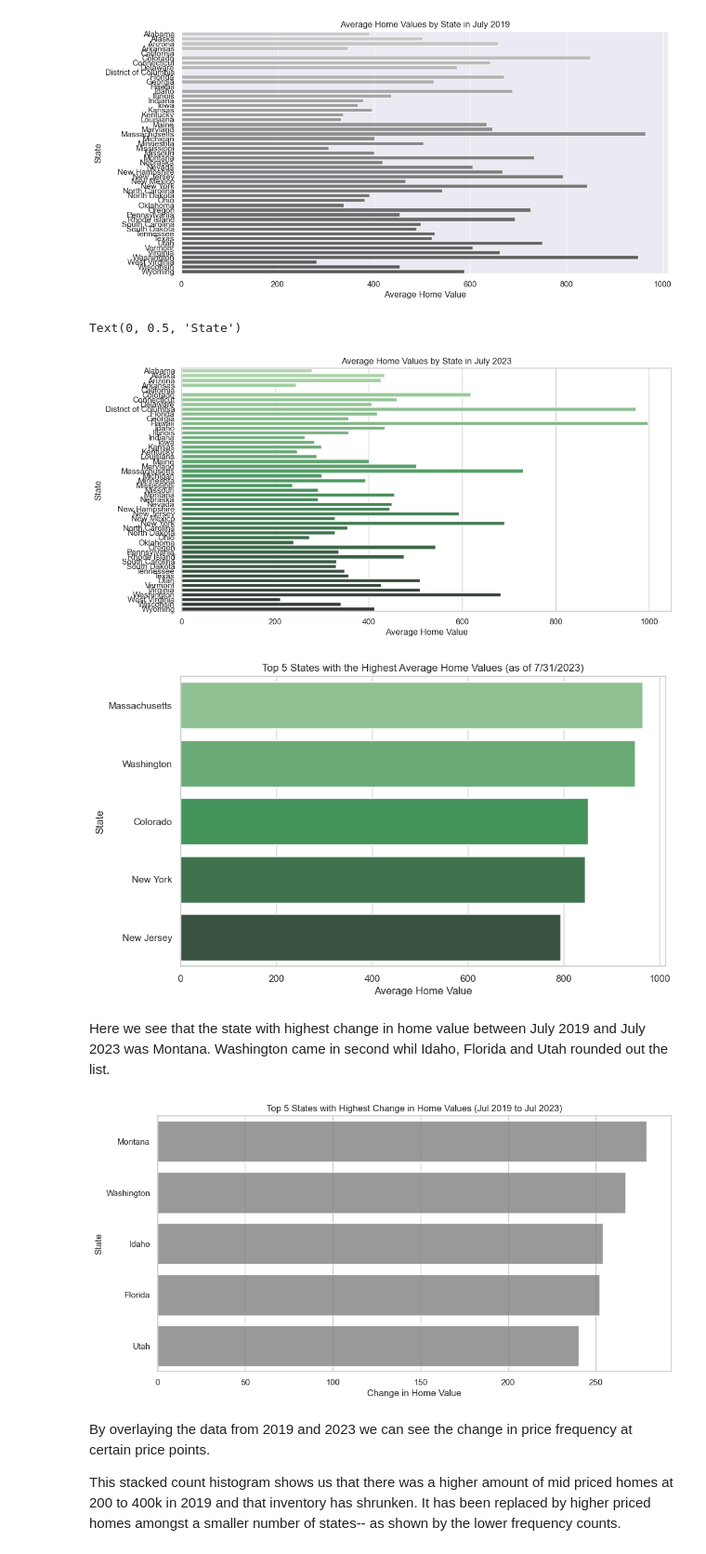
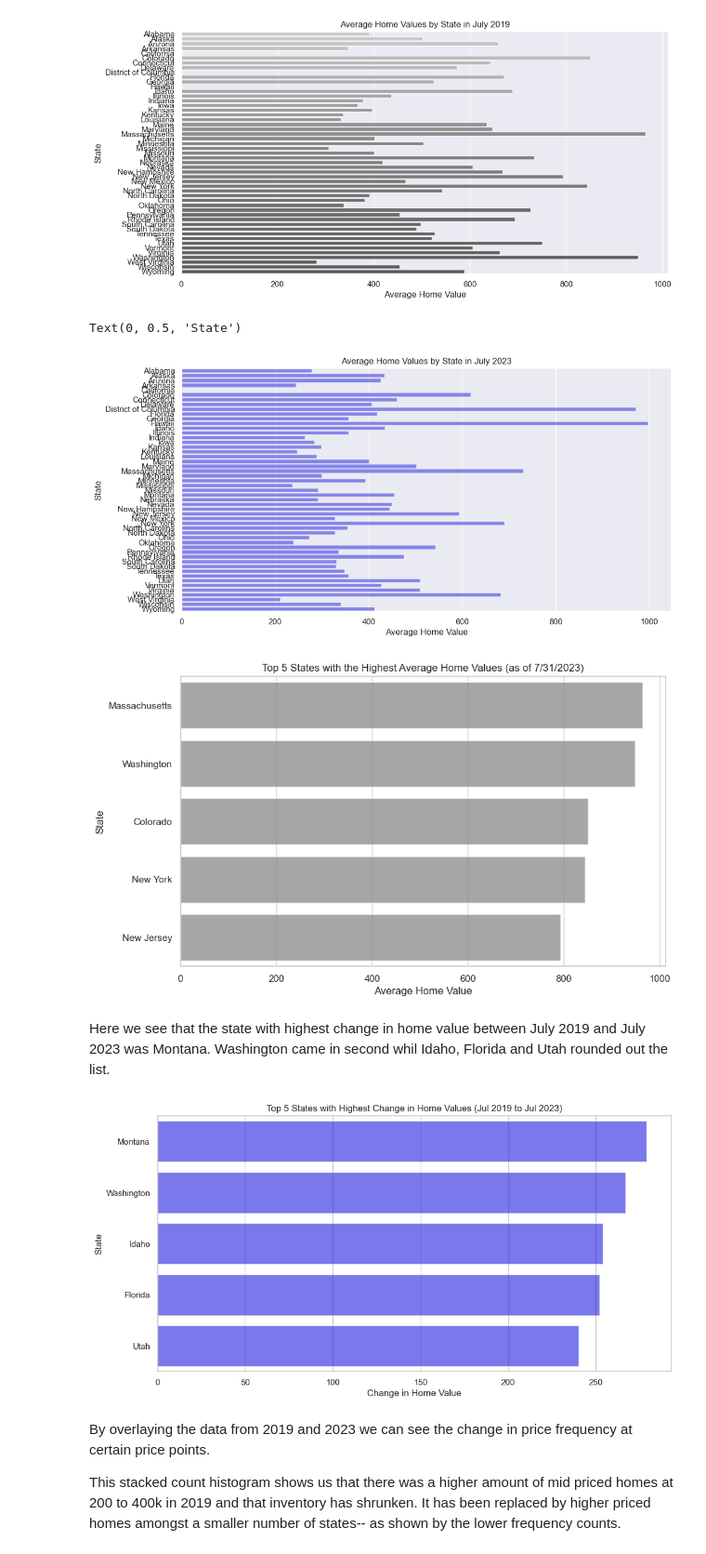
Before and after one commit to guzmanwolfrank/Data, a Jupyter notebook: SQL Zillow/ZillowProject.ipynb, the cells around one changed output. Shown at 93% size. Saved outputs shown, nothing was run; the diff lists cells and outputs as text; code cells hidden in the pictures.

```diff
--- a/SQL Zillow/ZillowProject.ipynb
+++ b/SQL Zillow/ZillowProject.ipynb
@@ -164,43 +168,43 @@ Text(0, 0.5, 'State')
 
 # Chart 2: Average home values by state in September 2021
 plt.figure(figsize=(12, 6))
-sns.barplot(data=query_results[0], x='AvgHomeValue', y='State',palette="Greens_d",color="grey")
+sns.barplot(data=query_results[0], x='AvgHomeValue', y='State',color="blue", alpha=0.5)
 plt.title('Average Home Values by State in July 2023')
 plt.xlabel('Average Home Value')
 plt.ylabel('State')
 # %% [output]
 Text(0, 0.5, 'State')
-[figure, old version]
+[figure, new version]
 # %%
 # Chart 3:  Top 5 States with Highest Average Top Tier Home Values
 df = pd.read_sql_query(query3, con)
 # Create a Seaborn bar plot
 plt.figure(figsize=(10, 6))
 sns.set(style="whitegrid")
-sns.barplot(data=df, x='AvgHomeValue', y='State', palette="Greens_d")
+sns.barplot(data=df, x='AvgHomeValue', y='State', color="grey", alpha=0.7)
 plt.title('Top 5 States with the Highest Average Home Values (as of 7/31/2023)')
 plt.xlabel('Average Home Value')
 plt.ylabel('State')
 plt.show()
 # %% [output]
-[figure, old version]
+[figure, new version]
 # %% [markdown]
 Here we see that the state with highest change in home value between July 2019 and July 2023 was Montana. Washington came in second whil Idaho, Florida and Utah rounded out the list.
 # %%
 
 #Chart 4: Top 5  Highest Change in Top Tier Home Value
 result4 = pd.read_sql_query(query4, con)
 # Create Seaborn histogram chart
 sns.set(style="whitegrid")
 plt.figure(figsize=(12, 6))
-sns.barplot(data=result4, x='ChangeInValue', y='State', color="grey", alpha=0.8)
+sns.barplot(data=result4, x='ChangeInValue', y='State', color="blue", alpha=0.6)
 plt.title('Top 5 States with Highest Change in Home Values (Jul 2019 to Jul 2023)')
 plt.xlabel('Change in Home Value')
 plt.ylabel('State')
 # Show the Charts
 plt.show()
 # %% [output]
-[figure, old version]
+[figure, new version]
 # %% [markdown]
 By overlaying the data from 2019 and 2023 we can see the change in price frequency at certain price points.
 
```
Also changed, not shown: parts of 6 cells of this notebook.
